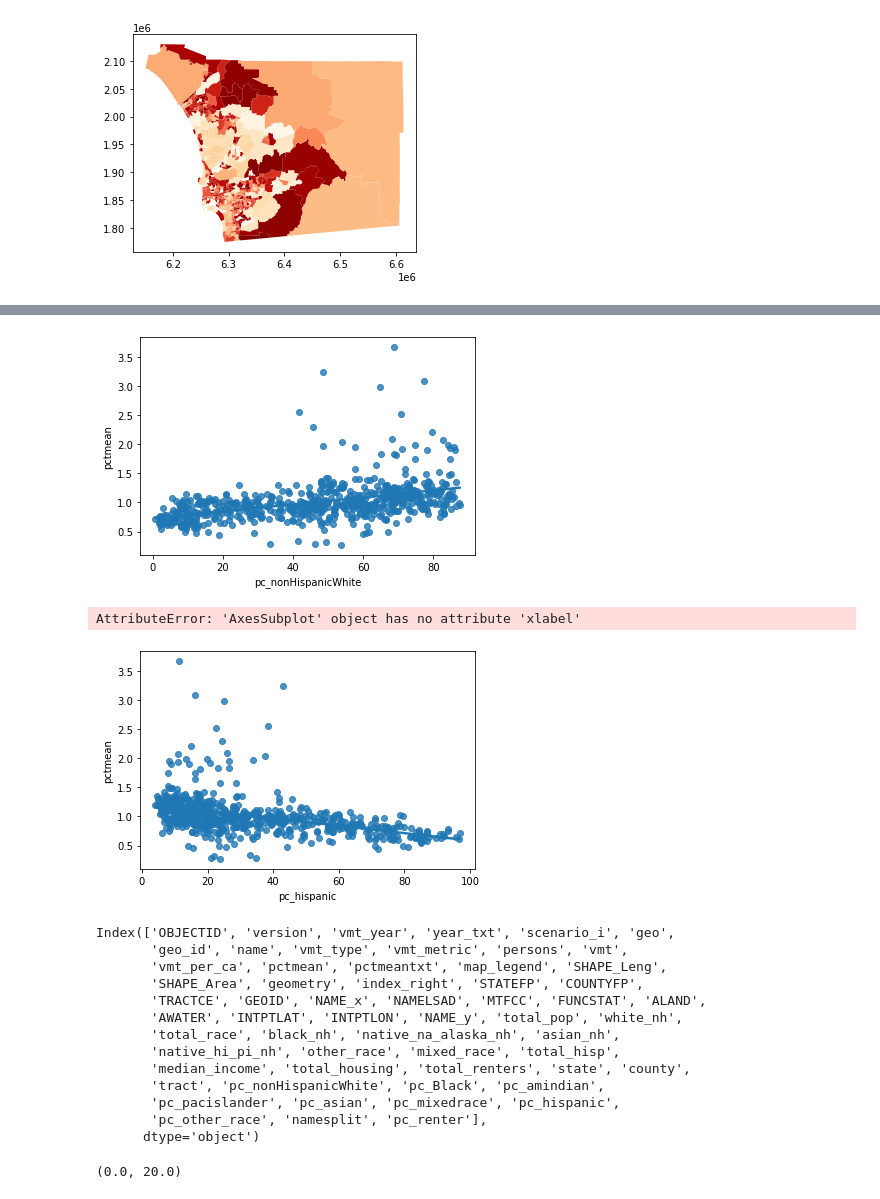
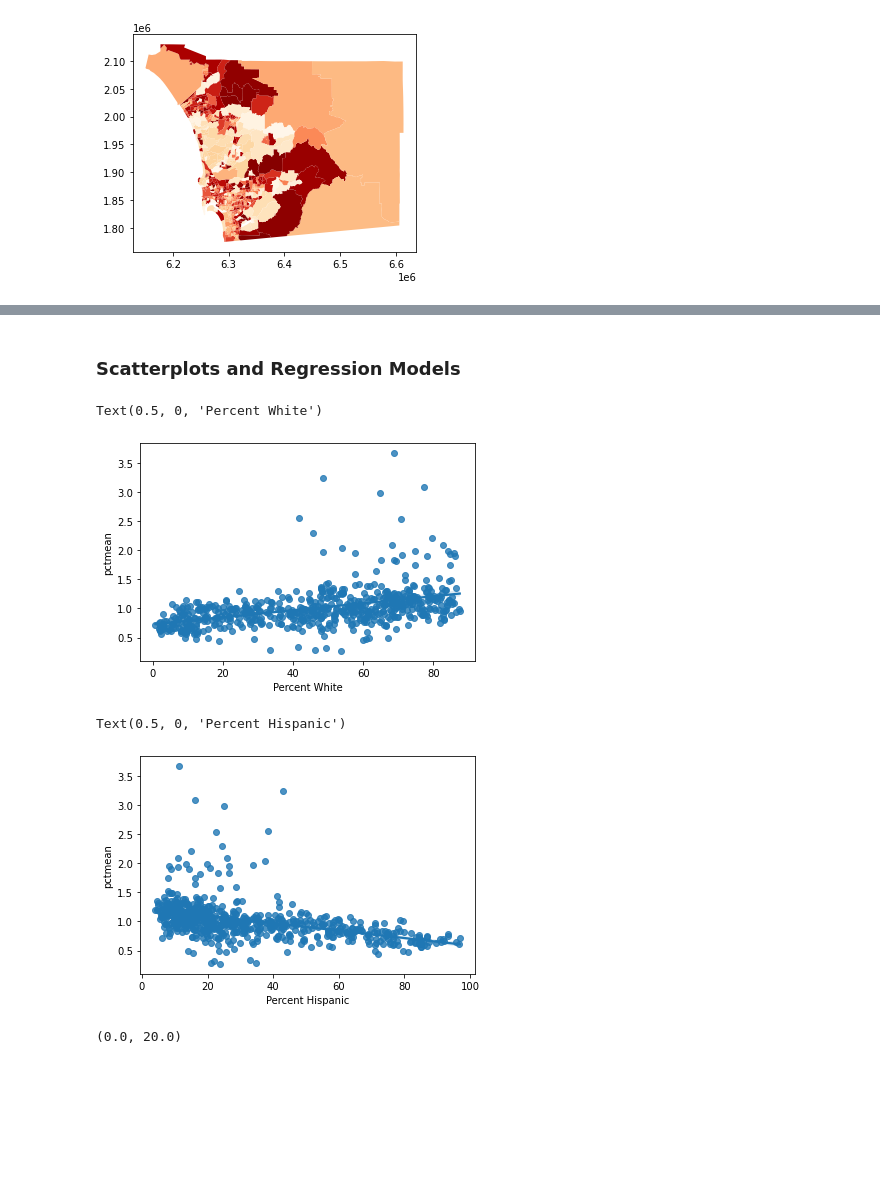
Before and after one commit to ffreeman1234/UDS-VMT-Project, a Jupyter notebook: Project/Project.ipynb, the cells around one changed output, grey strips where cells are left out. Cells and saved outputs as stored; diff of their text form; code cells hidden in the pictures; blank space fills up the shorter version.

Commit message:
included regression models, some clean up

```diff
--- a/Project/Project.ipynb
+++ b/Project/Project.ipynb
@@ -208,30 +207,18 @@ Name: pctmean, Length: 628, dtype: float64
+# %% [markdown]
+### Scatterplots and Regression Models
 # %%
 import seaborn as sns
 ax = sns.regplot(x="pc_nonHispanicWhite", y="pctmean", data=joinDf) #Not a huge relation #Aaron to clean up.
+plt.xlabel('Percent White')
 # %% [output]
+Text(0.5, 0, 'Percent White')
-[figure, old version]
+[figure, new version]
 # %%
 ax = sns.regplot(x="pc_hispanic", y="pctmean", data=joinDf) #Not a huge relation
-ax.xlabel(['Percent Hispanic'])
+plt.xlabel('Percent Hispanic')
 # %% [output]
-AttributeError: 'AxesSubplot' object has no attribute 'xlabel'
+Text(0.5, 0, 'Percent Hispanic')
-[figure, old version]
+[figure, new version]
-# %%
-joinDf.columns
-# %% [output]
-Index(['OBJECTID', 'version', 'vmt_year', 'year_txt', 'scenario_i', 'geo',
-       'geo_id', 'name', 'vmt_type', 'vmt_metric', 'persons', 'vmt',
-       'vmt_per_ca', 'pctmean', 'pctmeantxt', 'map_legend', 'SHAPE_Leng',
-       'SHAPE_Area', 'geometry', 'index_right', 'STATEFP', 'COUNTYFP',
-       'TRACTCE', 'GEOID', 'NAME_x', 'NAMELSAD', 'MTFCC', 'FUNCSTAT', 'ALAND',
-       'AWATER', 'INTPTLAT', 'INTPTLON', 'NAME_y', 'total_pop', 'white_nh',
-       'total_race', 'black_nh', 'native_na_alaska_nh', 'asian_nh',
-       'native_hi_pi_nh', 'other_race', 'mixed_race', 'total_hisp',
-       'median_income', 'total_housing', 'total_renters', 'state', 'county',
-       'tract', 'pc_nonHispanicWhite', 'pc_Black', 'pc_amindian',
-       'pc_pacislander', 'pc_asian', 'pc_mixedrace', 'pc_hispanic',
-       'pc_other_race', 'namesplit', 'pc_renter'],
-      dtype='object')
 # %%
 ax = sns.regplot(x="pc_Black", y="pctmean", data=joinDf)
 ax.set_xlim(0,20)
```
Also changed, not shown: parts of 36 cells of this notebook.
